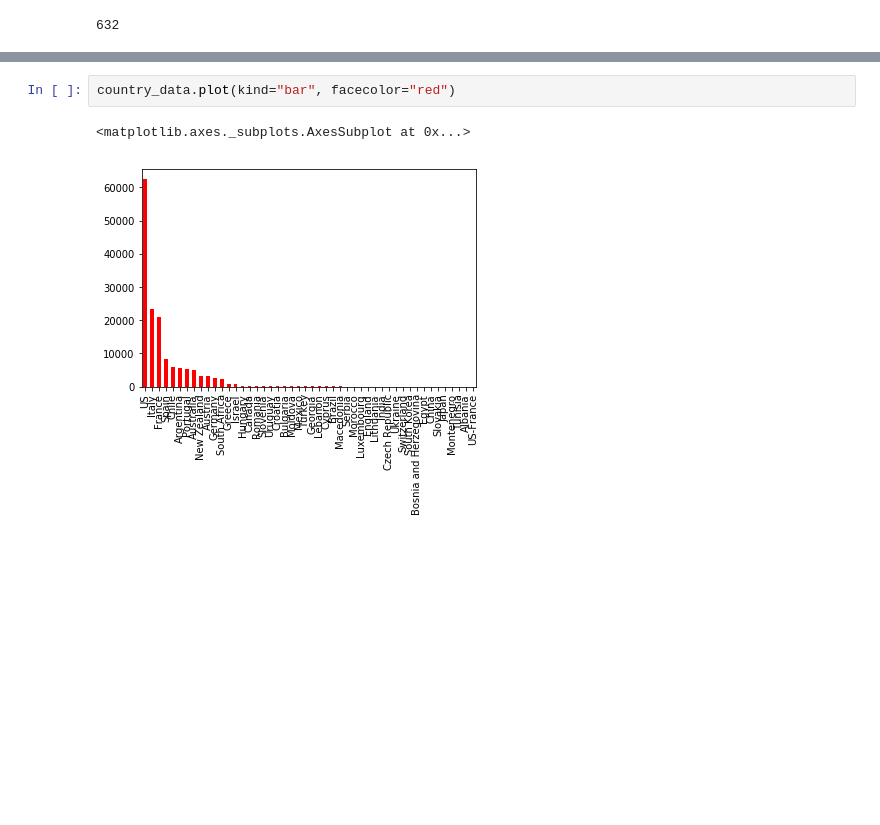
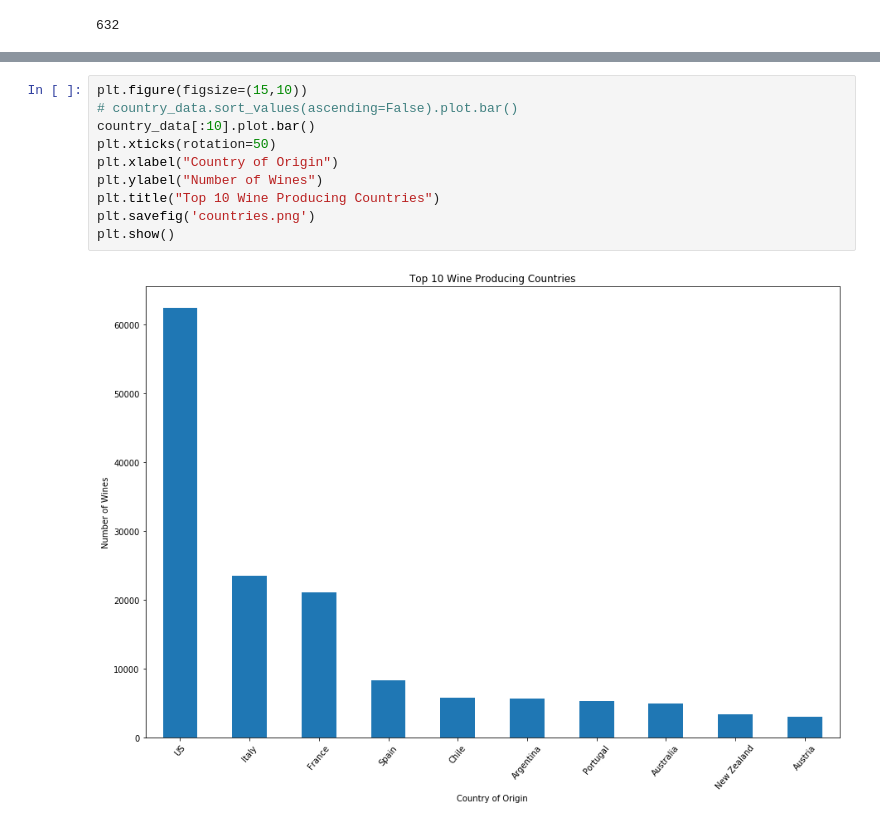
Before and after one commit to sckelso88/Wine-Reccomender, a Jupyter notebook: Plots.ipynb, the cells around one changed output, grey strips where cells are left out. Saved outputs shown, nothing was run; the diff lists cells and outputs as text; blank space fills up the shorter version.

```diff
--- a/Plots.ipynb
+++ b/Plots.ipynb
@@ -108,8 +107,15 @@ Tunisia                       2
 Albania                       2
 US-France                     1
 Name: country, dtype: int64
-# %%
-country_data.plot(kind="bar", facecolor="red")
-# %% [output]
-<matplotlib.axes._subplots.AxesSubplot at 0x...>
-[figure, removed]
+# %%
+plt.figure(figsize=(15,10))
+# country_data.sort_values(ascending=False).plot.bar()
+country_data[:10].plot.bar()
+plt.xticks(rotation=50)
+plt.xlabel("Country of Origin")
+plt.ylabel("Number of Wines")
+plt.title("Top 10 Wine Producing Countries")
+plt.savefig('countries.png')
+plt.show()
+# %% [output]
+[figure, added]
```
Also changed, not shown: parts of 3 cells of this notebook.
